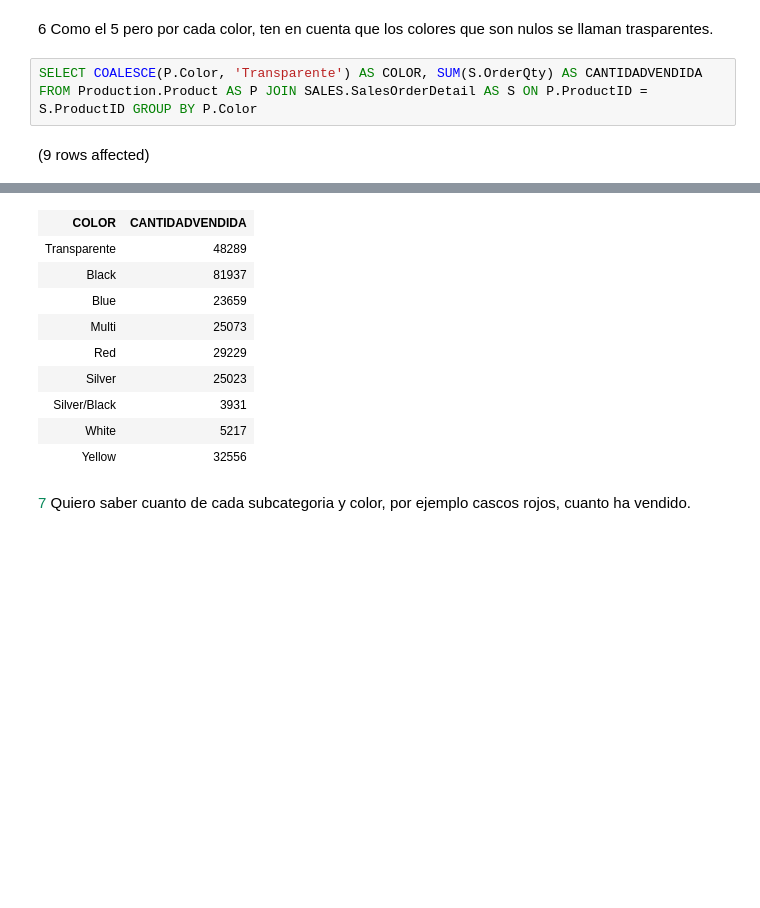
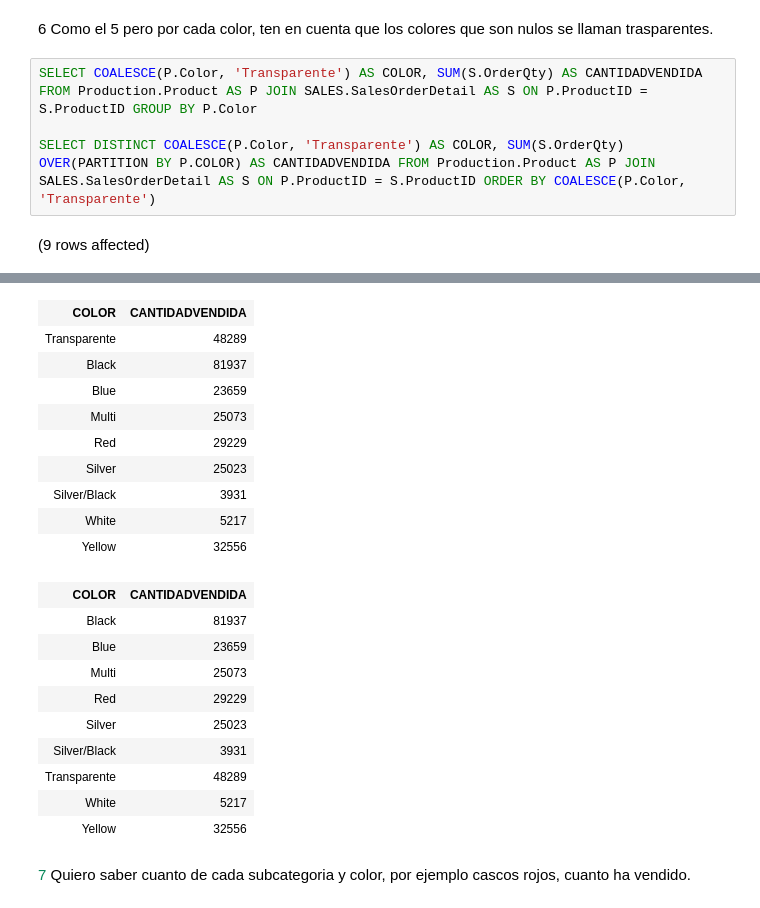
Before and after one commit to Asambler2/Hiberus-enlace, a Jupyter notebook: sql/EJ4VariasTablas/Notebook-1.ipynb, the cells around one changed output, grey strips where cells are left out. Saved outputs shown, nothing was run; the diff lists cells and outputs as text; blank space fills up the shorter version.

```diff
--- a/sql/EJ4VariasTablas/Notebook-1.ipynb
+++ b/sql/EJ4VariasTablas/Notebook-1.ipynb
@@ -114,5 +188,7 @@ Total execution time: 00:00:00.027
 6 Como el 5 pero por cada color, ten en cuenta que los colores que son nulos se llaman trasparentes.
 # %%
 SELECT COALESCE(P.Color, 'Transparente') AS COLOR, SUM(S.OrderQty) AS CANTIDADVENDIDA FROM Production.Product AS P JOIN SALES.SalesOrderDetail AS S ON P.ProductID = S.ProductID GROUP BY P.Color
+
+SELECT DISTINCT COALESCE(P.Color, 'Transparente') AS COLOR, SUM(S.OrderQty) OVER(PARTITION BY P.COLOR) AS CANTIDADVENDIDA FROM Production.Product AS P JOIN SALES.SalesOrderDetail AS S ON P.ProductID = S.ProductID ORDER BY COALESCE(P.Color, 'Transparente')
 # %% [output]
 (9 rows affected)
@@ -120,13 +197,23 @@ Total execution time: 00:00:00.030
 | COLOR | CANTIDADVENDIDA |
 | Transparente | 48289 |
 | Black | 81937 |
 | Blue | 23659 |
 | Multi | 25073 |
 | Red | 29229 |
 | Silver | 25023 |
 | Silver/Black | 3931 |
 | White | 5217 |
 | Yellow | 32556 |
+| COLOR | CANTIDADVENDIDA |
+| Black | 81937 |
+| Blue | 23659 |
+| Multi | 25073 |
+| Red | 29229 |
+| Silver | 25023 |
+| Silver/Black | 3931 |
+| Transparente | 48289 |
+| White | 5217 |
+| Yellow | 32556 |
 # %% [markdown]
 <span style="color: #09885a;">7</span> Quiero saber cuanto de cada subcategoria y color, por ejemplo cascos rojos, cuanto ha vendido.
 # %%
```
Also changed, not shown: parts of 13 cells of this notebook.
